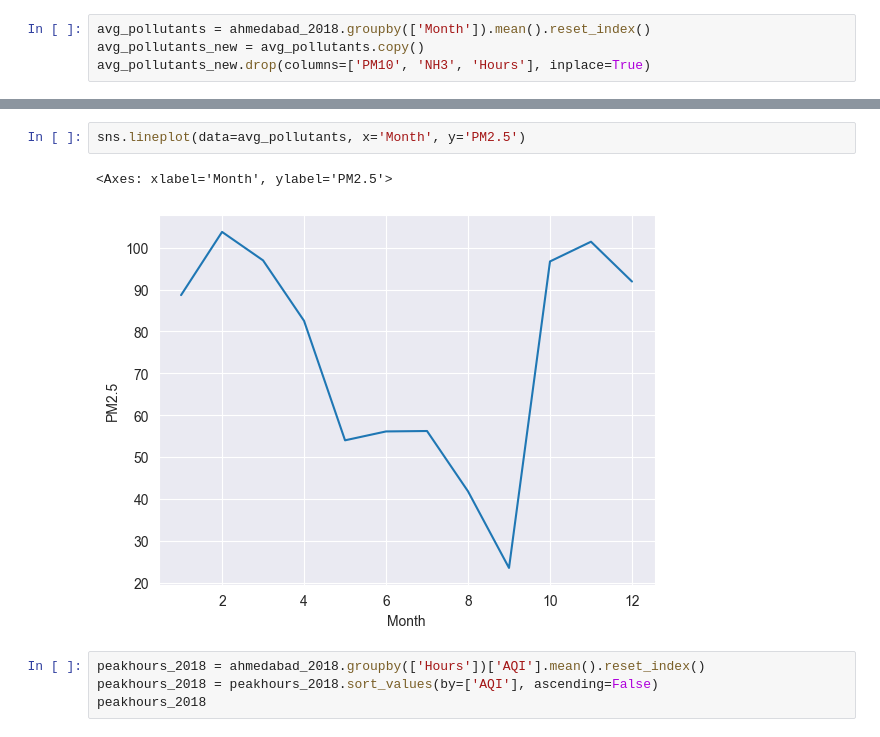
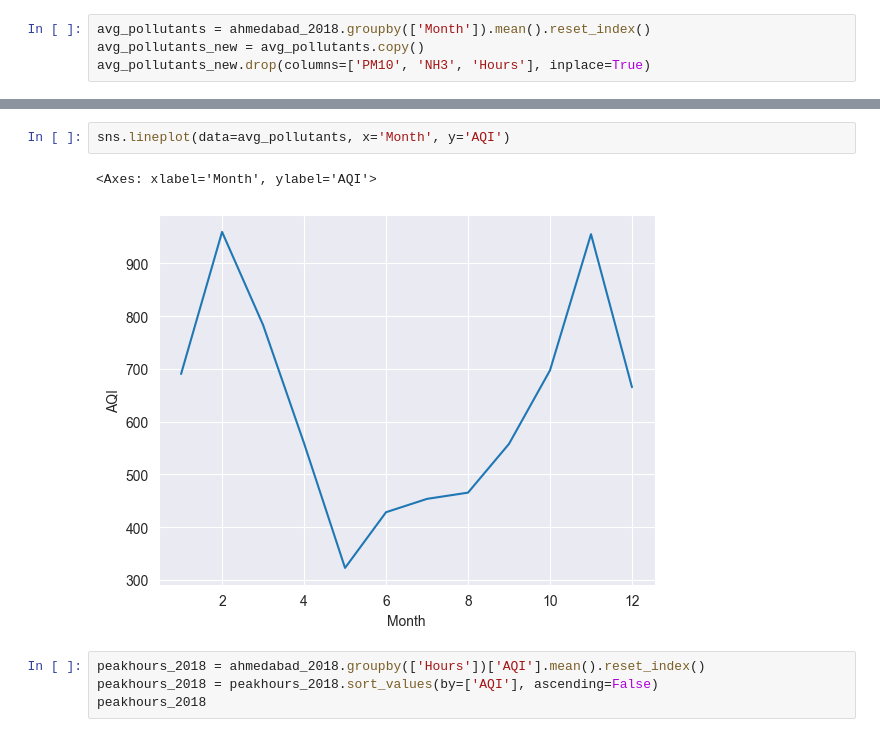
Before and after one commit to faryar251/AQI-Analysis, a Jupyter notebook: AQI_Faryar.ipynb, the cells around one changed output, grey strips where cells are left out. Saved outputs shown, nothing was run; the diff lists cells and outputs as text.

```diff
--- a/AQI_Faryar.ipynb
+++ b/AQI_Faryar.ipynb
@@ -365,8 +370,8 @@ sns.lineplot(x=avg_pollutants_new['Month'], y=avg_pollutants_new['NOx'], label='
 # %%
-sns.lineplot(data=avg_pollutants, x='Month', y='PM2.5')
+sns.lineplot(data=avg_pollutants, x='Month', y='AQI')
 # %% [output]
-<Axes: xlabel='Month', ylabel='PM2.5'>
+<Axes: xlabel='Month', ylabel='AQI'>
-[figure, old version]
+[figure, new version]
 # %%
 peakhours_2018 = ahmedabad_2018.groupby(['Hours'])['AQI'].mean().reset_index()
 peakhours_2018 = peakhours_2018.sort_values(by=['AQI'], ascending=False)
```
Also changed, not shown: parts of 13 cells of this notebook, 3 other files.
